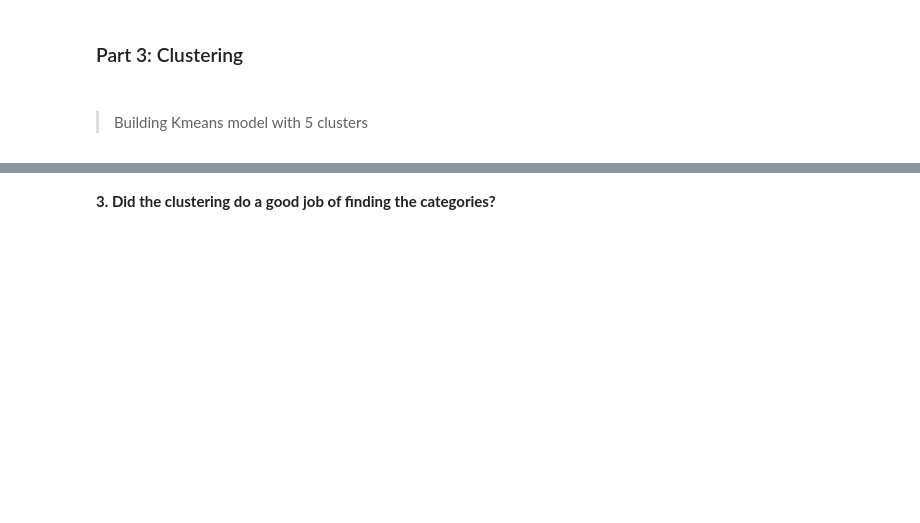
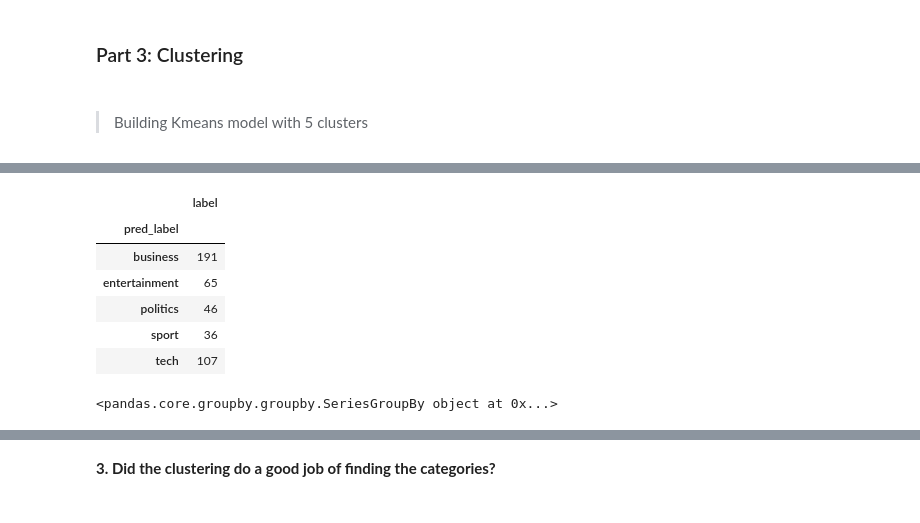
Before and after one commit to cogentdom/Text_Centroiding, a Jupyter notebook: Assgn5.ipynb, the cells around one changed output, grey strips where cells are left out. Cells and saved outputs as stored; diff of their text form; code cells hidden in the pictures; blank space fills up the shorter version.

```diff
--- a/Assgn5.ipynb
+++ b/Assgn5.ipynb
@@ -163,3 +163,17 @@ kmn_df.head()
+# %%
+kmn_df.groupby('pred_label').count()
+# %% [output]
+|  | label |
+| pred_label |  |
+| business | 191 |
+| entertainment | 65 |
+| politics | 46 |
+| sport | 36 |
+| tech | 107 |
+# %%
+kmn_df.groupby('label')['pred_label']
+# %% [output]
+<pandas.core.groupby.groupby.SeriesGroupBy object at 0x...>
 # %%
 km_centroids = pd.DataFrame(kmeans.cluster_centers_, columns=tfidf_vect.get_feature_names()).rename(index=ivd)
 # km2_centroids.sort(axis=1, inplace=True)
```
Also changed, not shown: parts of 30 cells of this notebook.
